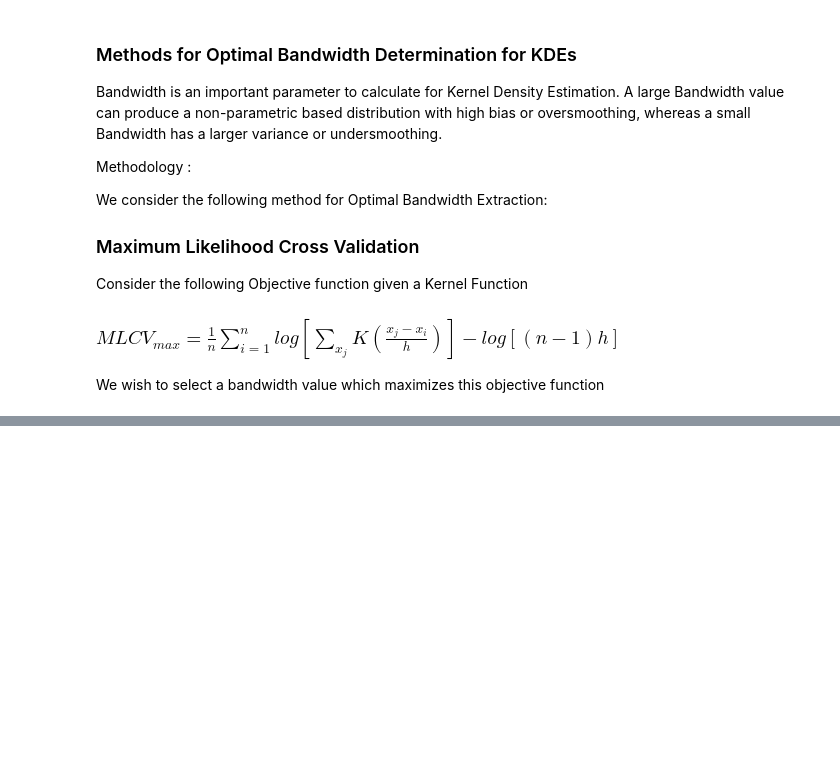
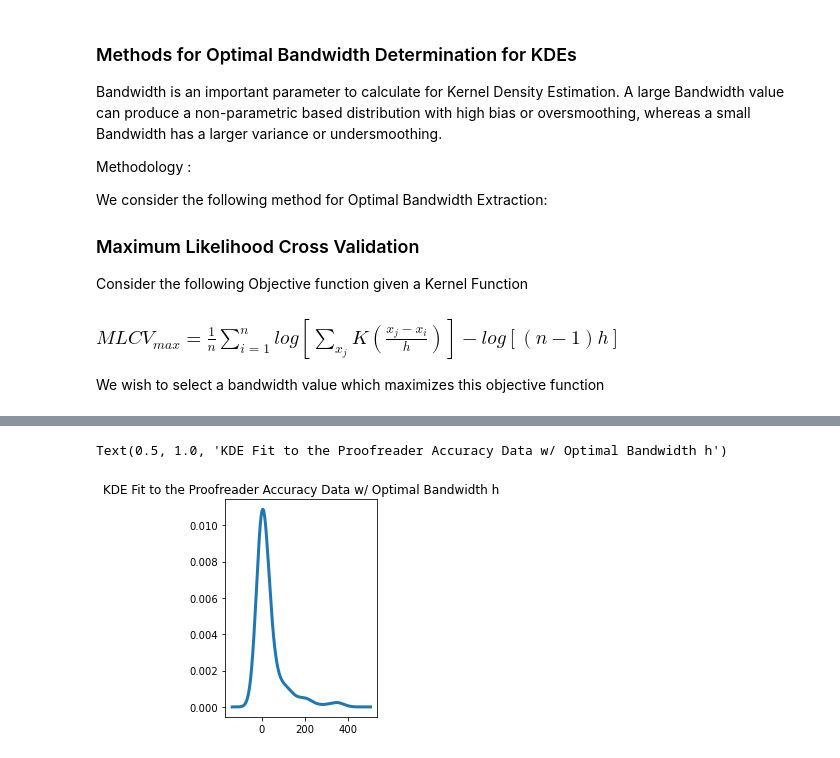
Before and after one commit to krutalp/Airline_Route_Analytics, a Jupyter notebook: On_Time_Preformance_Analysis.ipynb, the cells around one changed output, grey strips where cells are left out. Saved outputs shown, nothing was run; the diff lists cells and outputs as text; code cells hidden in the pictures; blank space fills up the shorter version.

Commit message:
added KDE estimates

```diff
--- a/On_Time_Preformance_Analysis.ipynb
+++ b/On_Time_Preformance_Analysis.ipynb
@@ -220,19 +292,25 @@ We wish to select a bandwidth value which maximizes this objective function
 
 from scipy.stats import gaussian_kde, norm
 
-def kde_dist_fit(x):
-    # x ~ vector of data
+def kde_dist_fit(citypair, metric):
+    # parameter: citypair key word
+    # parameter: metric to extract estimate for : {DEP_DELAY_NEW, ARR_DELAY_NEW}
+
+    # x ~ vector of data based on the following
+    # filter data given citypair key and metric argument
+    fltrd = on_time_data.loc[on_time_data['citypair'] == citypair]
+    x = fltrd[metric].to_list()
+
     # fix h based on MLCV
-    h = 0.3
+
+    h = optimal_bw(x)
+
+    # fix the kde model fit
     model = gaussian_kde(x, h)
     std = np.std(x)
-    rslts = model.evaluate(np.arange(min(x) - std*2 , max(x) + 2*std, 0.001))
-    return model, rslts
 
+    # get x value of estimates
+    x_vals = np.arange(min(x) - std*2 , max(x) + 2*std, 0.001)
+    rslts = model.evaluate(x_vals)
 
-
-
-plt.subplot(121)
-plt.plot(np.arange(0,max(acc_scores)+0.7, 0.001), rslts, linewidth=3)
-plt.hist(acc_scores,bins=20)
-plt.title('KDE Fit to the Proofreader Accuracy Data w/ Optimal Bandwidth h')
+    return model, rslts, x_vals
@@ -238,0 +333,10 @@ plt.title('KDE Fit to the Proofreader Accuracy Data w/ Optimal Bandwidth h')
+# %%
+
+plt.subplot(121)
+# plot KDE estimate
+model_phx_ewr_dep_delay, y_1, x_1 = kde_dist_fit('PHX-EWR','DEP_DELAY_NEW')
+plt.plot(x_1, y_1, linewidth=3)
+plt.title('KDE Fit to the Proofreader Accuracy Data w/ Optimal Bandwidth h')
+# %% [output]
+Text(0.5, 1.0, 'KDE Fit to the Proofreader Accuracy Data w/ Optimal Bandwidth h')
+[figure, added]
```
Also changed, not shown: parts of 7 cells of this notebook.
